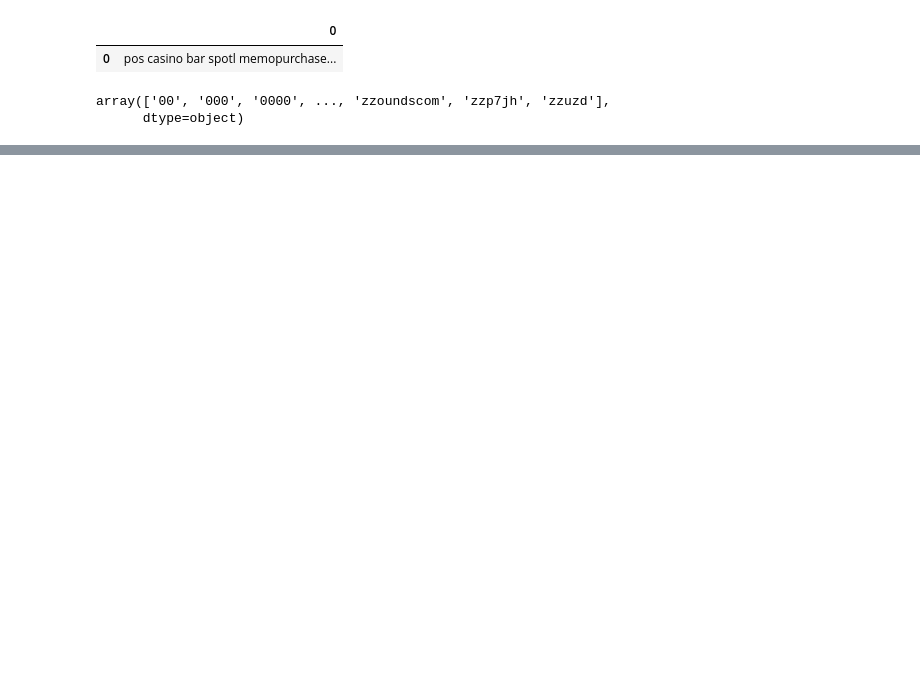
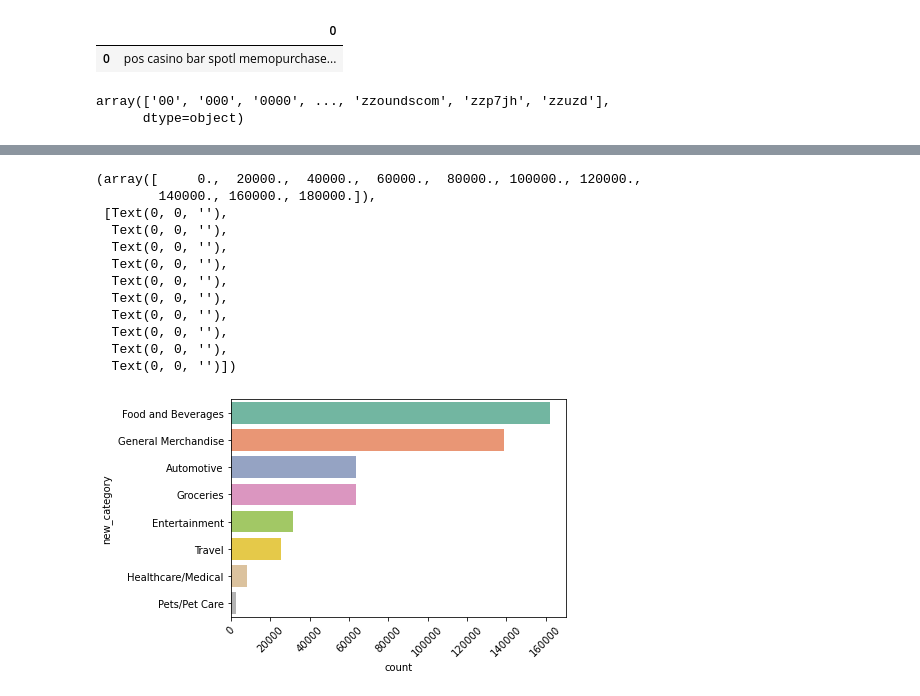
Before and after one commit to DSC180A/transaction_categorization, a Jupyter notebook: notebook/eda.ipynb, the cells around one changed output, grey strips where cells are left out. Cells and saved outputs as stored; diff of their text form; code cells hidden in the pictures; blank space fills up the shorter version.

```diff
--- a/notebook/eda.ipynb
+++ b/notebook/eda.ipynb
@@ -41,0 +43,17 @@ plt.show()
+# %%
+trans_cnt= sns.countplot(y= df['new_category'], order = df['new_category'].value_counts().index,palette=['#66c2a5', '#fc8d62', '#8da0cb', '#e78ac3', '#a6d854', '#ffd92f', '#e5c494', '#b3b3b3'])
+plt.xticks(rotation =45)
+# %% [output]
+(array([     0.,  20000.,  40000.,  60000.,  80000., 100000., 120000.,
+        140000., 160000., 180000.]),
+ [Text(0, 0, ''),
+  Text(0, 0, ''),
+  Text(0, 0, ''),
+  Text(0, 0, ''),
+  Text(0, 0, ''),
+  Text(0, 0, ''),
+  Text(0, 0, ''),
+  Text(0, 0, ''),
+  Text(0, 0, ''),
+  Text(0, 0, '')])
+[figure, added]
```
Also changed, not shown: parts of 3 cells of this notebook.
